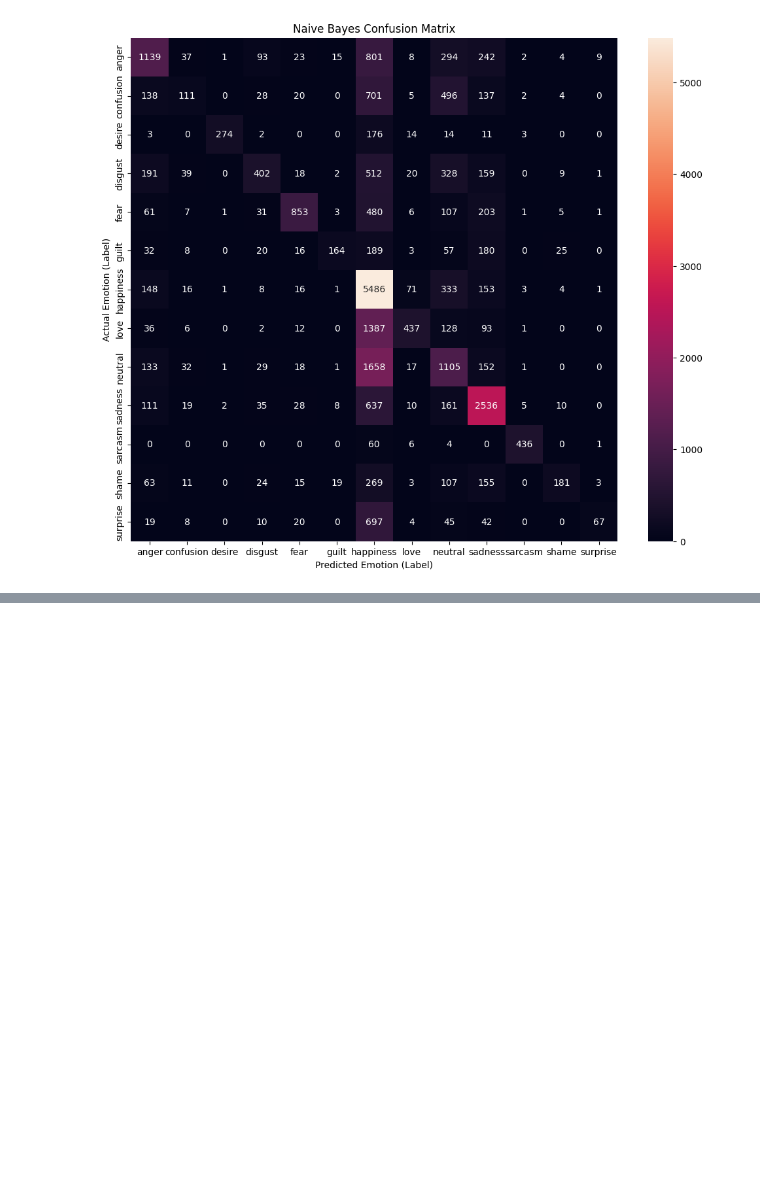
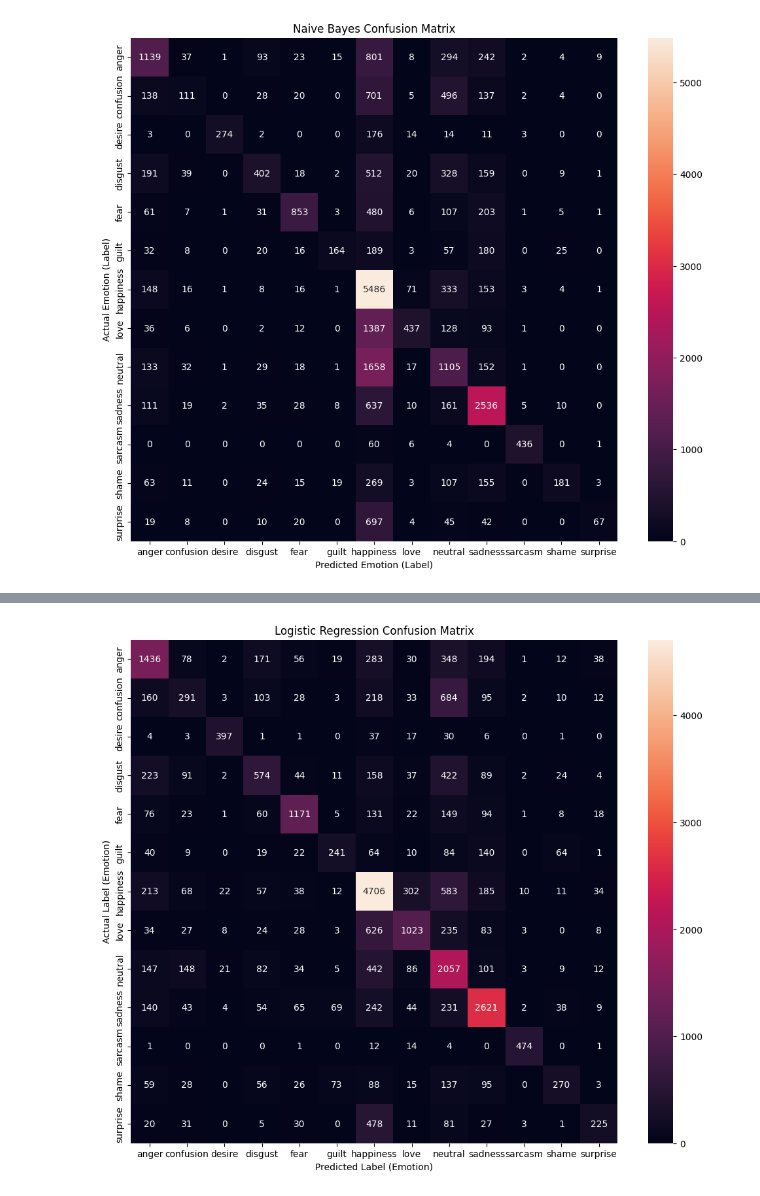
Before and after one commit to RangerVinven/Natural-Language-Processing, a Jupyter notebook: NLP.ipynb, the cells around one changed output, grey strips where cells are left out. Drawn from its saved outputs; the diff is of its cells as text; code cells hidden in the pictures; blank space fills up the shorter version.

Commit message:
Finsihed the Logistic Regression model

```diff
--- a/NLP.ipynb
+++ b/NLP.ipynb
@@ -165,0 +169,6 @@ plt.show()
+# %%
+lr_model = LogisticRegression(max_iter=500, random_state=0)
+
+print("Training the logistic regression model...")
+lr_model.fit(x_train_tfidf, y_train)
+print("Training complete!")
@@ -165,0 +177,8 @@ plt.show()
+# %%
+y_pred_lr = lr_model.predict(x_test_tfidf)
+
+accuracy_lr = accuracy_score(y_test, y_pred_lr)
+print("Accuracy: {}".format(accuracy_lr))
+
+report_lr = classification_report(y_test, y_pred_lr, target_names=label_names)
+print(report_lr)
@@ -165,0 +206,13 @@ plt.show()
+# %%
+cm_lr = confusion_matrix(y_test, y_pred_lr)
+
+plt.figure(figsize=(12, 10))
+sns.heatmap(cm_lr, annot=True, fmt='d', xticklabels=label_names, yticklabels=label_names)
+
+plt.xlabel('Predicted Label (Emotion)')
+plt.ylabel('Actual Label (Emotion)')
+plt.title('Logistic Regression Confusion Matrix')
+
+plt.show()
+# %% [output]
+[figure, added]
```
Also changed, not shown: parts of 5 cells of this notebook.
